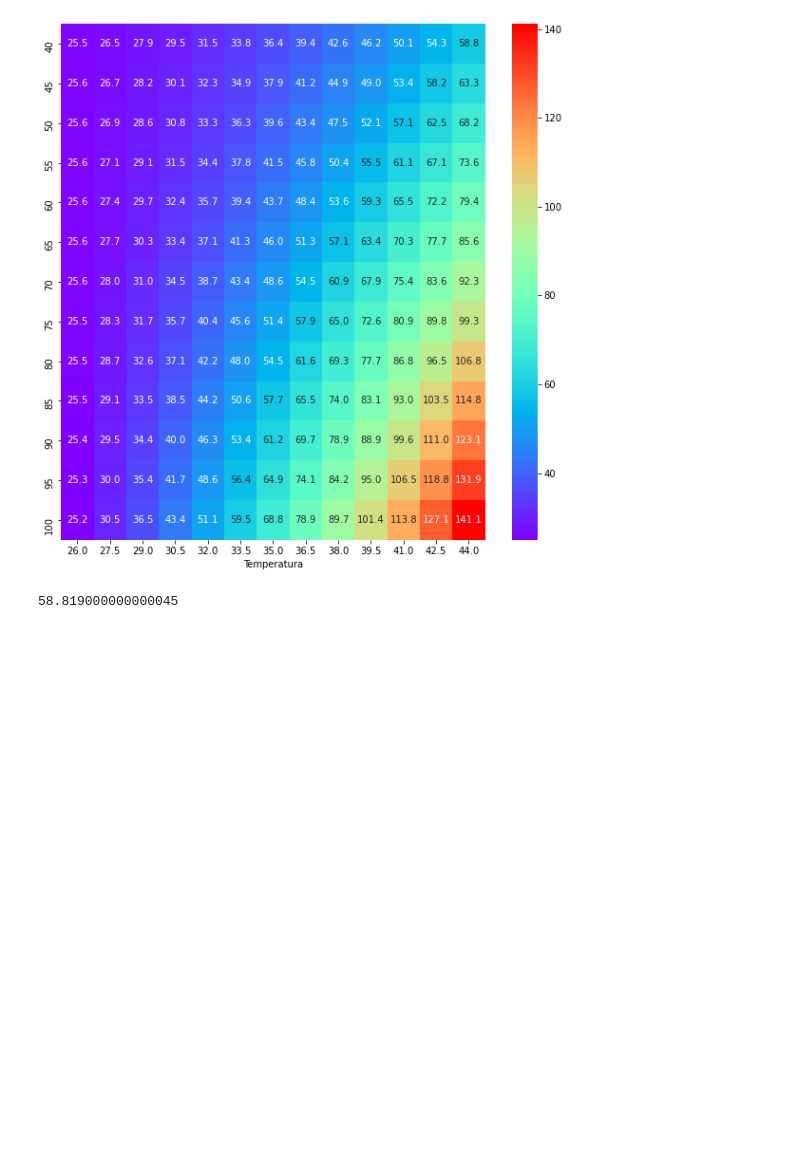
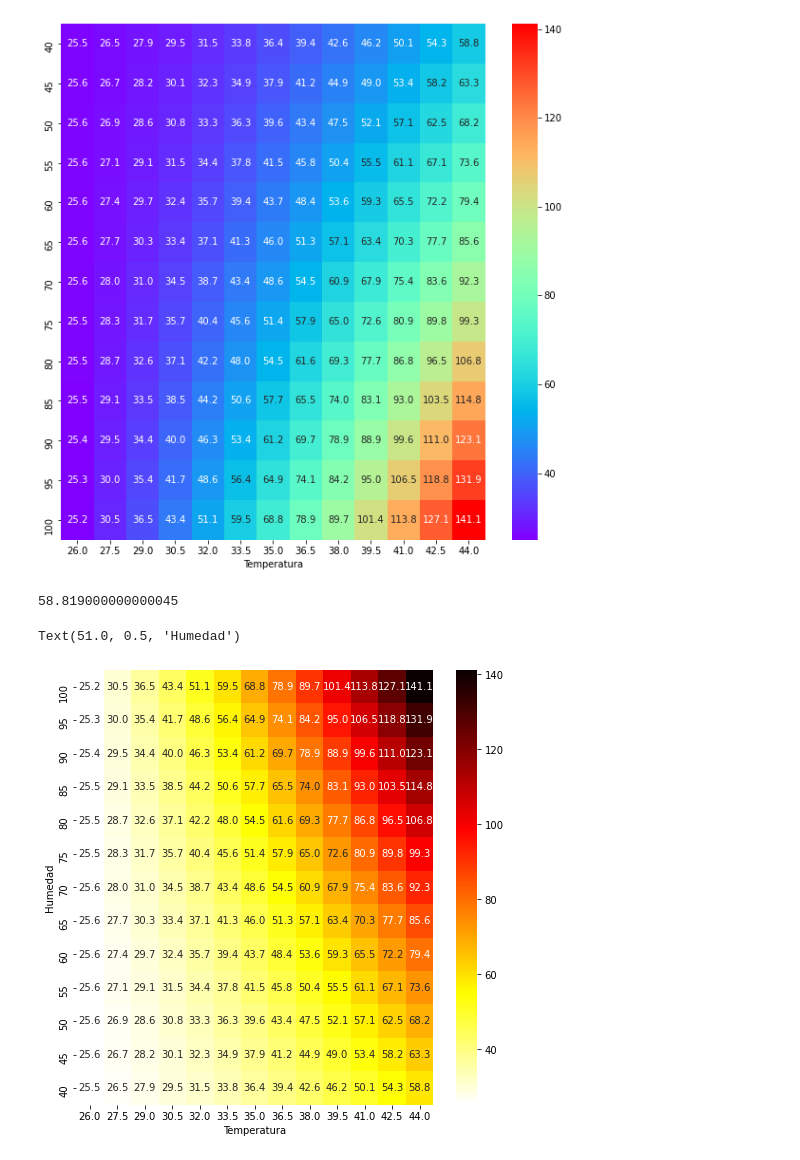
Before and after one commit to AltamarMx/mas20problemas, a Jupyter notebook: notebooks/007b_heatmap_sensacionTermica.ipynb, the cells around one changed output. Drawn from its saved outputs; the diff is of its cells as text; code cells hidden in the pictures; blank space fills up the shorter version.

Commit message:
007b heatmap

```diff
--- a/notebooks/007b_heatmap_sensacionTermica.ipynb
+++ b/notebooks/007b_heatmap_sensacionTermica.ipynb
@@ -167,3 +135,12 @@ Text(0.5, 69.0, 'Temperatura')
 ist(44,40)
 # %% [output]
 58.819000000000045
+# %%
+plt.figure(figsize=(8,8))
+sns.heatmap(np.flip(sensacion, axis=0),annot=True,fmt=".1f", xticklabels=temperatura,
+            yticklabels=humedad[::-1], cmap="hot_r")
+plt.xlabel("Temperatura")
+plt.ylabel("Humedad")
+# %% [output]
+Text(51.0, 0.5, 'Humedad')
+[figure, added]
```
Also changed, not shown: parts of 2 cells of this notebook, 3 other files.
